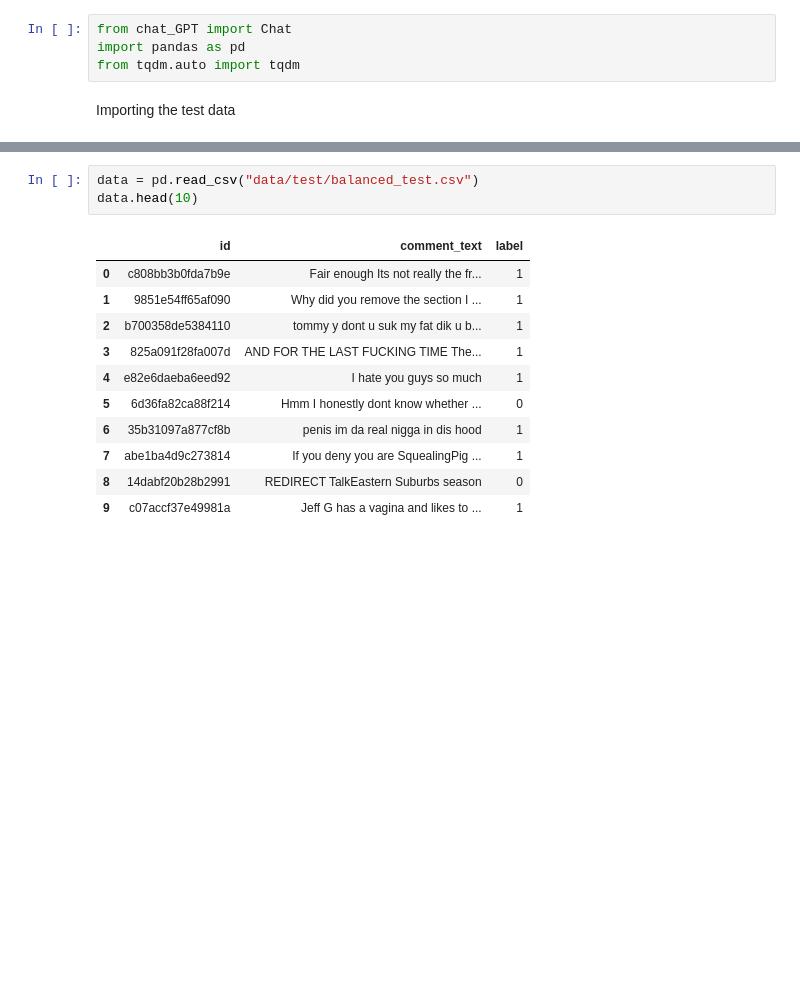
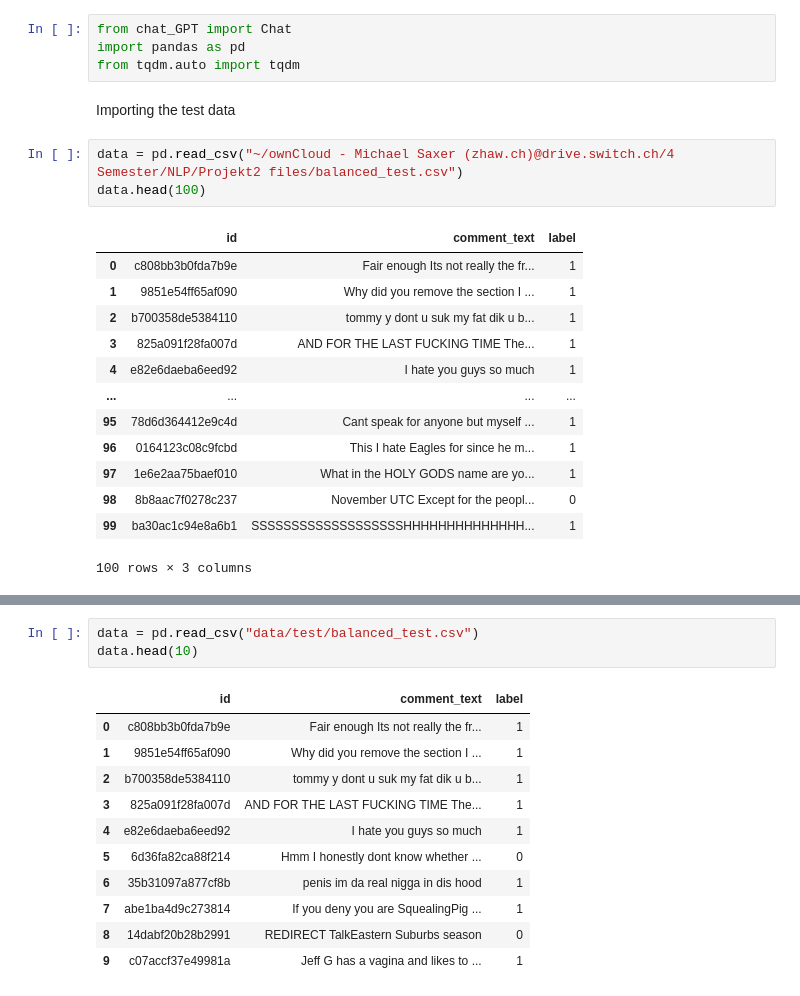
Before and after one commit to slinusc/BERT_vs_GPT_hate_speech_detection, a Jupyter notebook: hate_speech_detection_pipeline/GPT_classification.ipynb, the cells around one changed output, grey strips where cells are left out. Cells and saved outputs as stored; diff of their text form; blank space fills up the shorter version.

```diff
--- a/hate_speech_detection_pipeline/GPT_classification.ipynb
+++ b/hate_speech_detection_pipeline/GPT_classification.ipynb
@@ -4,3 +4,20 @@ import pandas as pd
 from tqdm.auto import tqdm
 # %% [markdown]
 Importing the test data
+# %%
+data = pd.read_csv("~/ownCloud - Michael Saxer (zhaw.ch)@drive.switch.ch/4 Semester/NLP/Projekt2 files/balanced_test.csv")
+data.head(100)
+# %% [output]
+|  | id | comment_text | label |
+| 0 | c808bb3b0fda7b9e | Fair enough Its not really the fr... | 1 |
+| 1 | 9851e54ff65af090 | Why did you remove the section I ... | 1 |
+| 2 | b700358de5384110 | tommy y dont u suk my fat dik u b... | 1 |
+| 3 | 825a091f28fa007d | AND FOR THE LAST FUCKING TIME The... | 1 |
+| 4 | e82e6daeba6eed92 | I hate you guys so much | 1 |
+| ... | ... | ... | ... |
+| 95 | 78d6d364412e9c4d | Cant speak for anyone but myself ... | 1 |
+| 96 | 0164123c08c9fcbd | This I hate Eagles for since he m... | 1 |
+| 97 | 1e6e2aa75baef010 | What in the HOLY GODS name are yo... | 1 |
+| 98 | 8b8aac7f0278c237 | November UTC Except for the peopl... | 0 |
+| 99 | ba30ac1c94e8a6b1 | SSSSSSSSSSSSSSSSSSSHHHHHHHHHHHHHH... | 1 |
+100 rows × 3 columns
```
Also changed, not shown: parts of 12 cells of this notebook.
